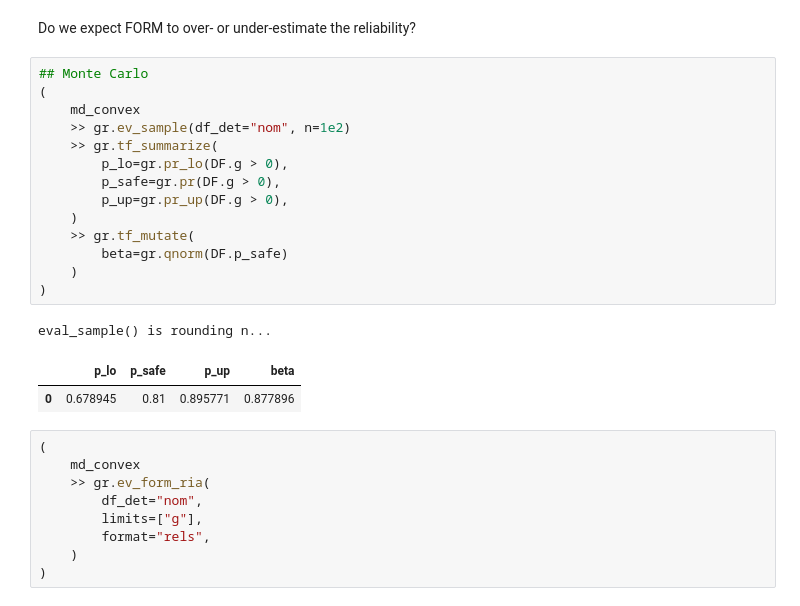
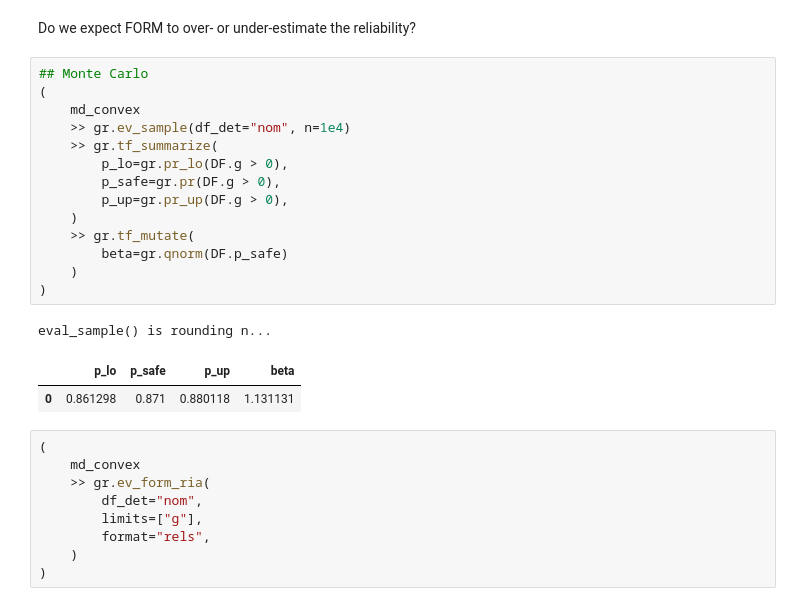
Before and after one commit to zdelrosario/pdo-notes, a Jupyter notebook: 2026/day22.ipynb, the cells around one changed output. Cells and saved outputs as stored; diff of their text form.

```diff
--- a/2026/day22.ipynb
+++ b/2026/day22.ipynb
@@ -107,21 +107,21 @@ Do we expect FORM to over- or under-estimate the reliability?
 # %%
 ## Monte Carlo
 (
     md_convex
-    >> gr.ev_sample(df_det="nom", n=1e2)
+    >> gr.ev_sample(df_det="nom", n=1e4)
     >> gr.tf_summarize(
         p_lo=gr.pr_lo(DF.g > 0),
         p_safe=gr.pr(DF.g > 0),
         p_up=gr.pr_up(DF.g > 0),
     )
     >> gr.tf_mutate(
         beta=gr.qnorm(DF.p_safe)
     )
 )
 # %% [output]
 eval_sample() is rounding n...
 |  | p_lo | p_safe | p_up | beta |
-| 0 | 0.678945 | 0.81 | 0.895771 | 0.877896 |
+| 0 | 0.861298 | 0.871 | 0.880118 | 1.131131 |
 # %%
 (
     md_convex
```
Also changed, not shown: parts of 3 cells of this notebook.
